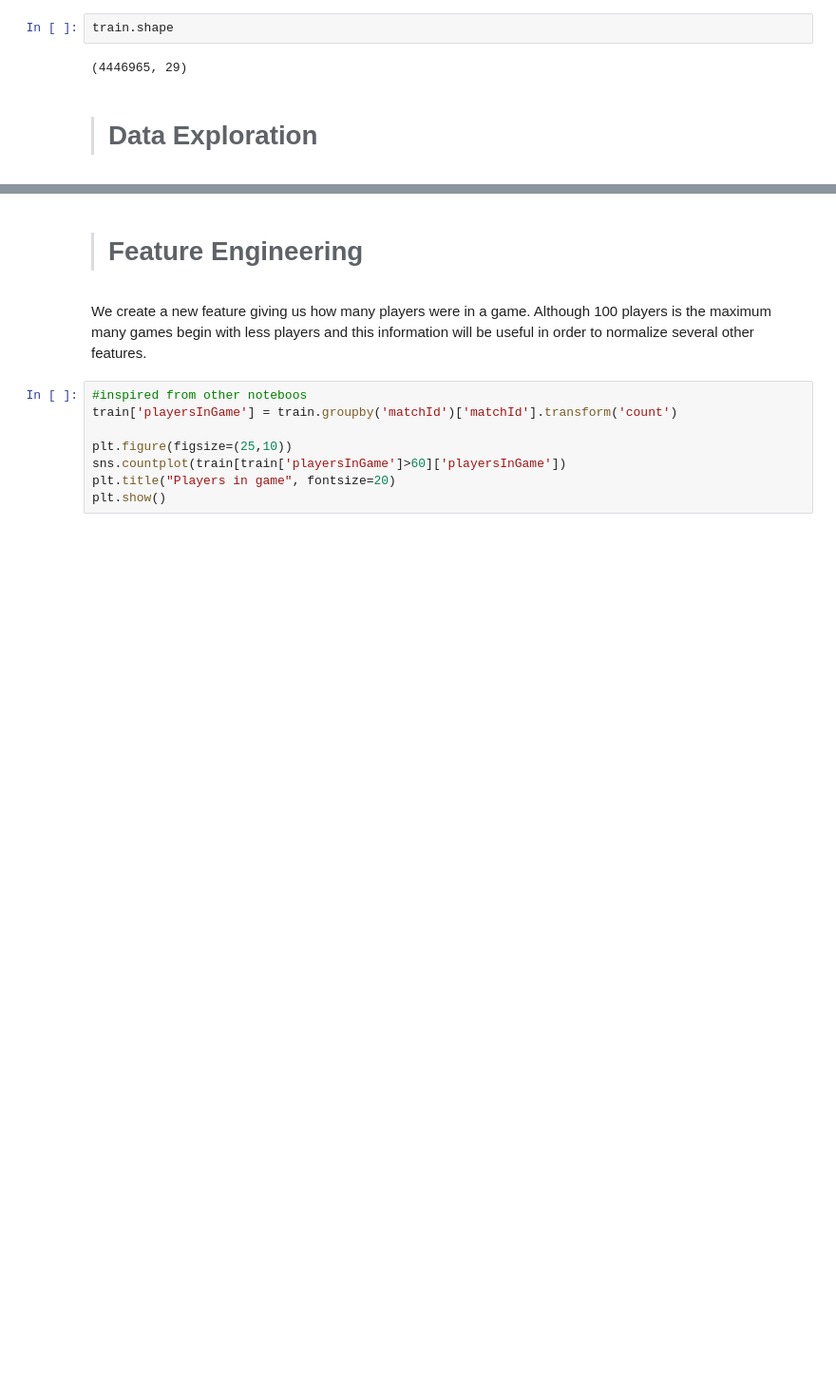
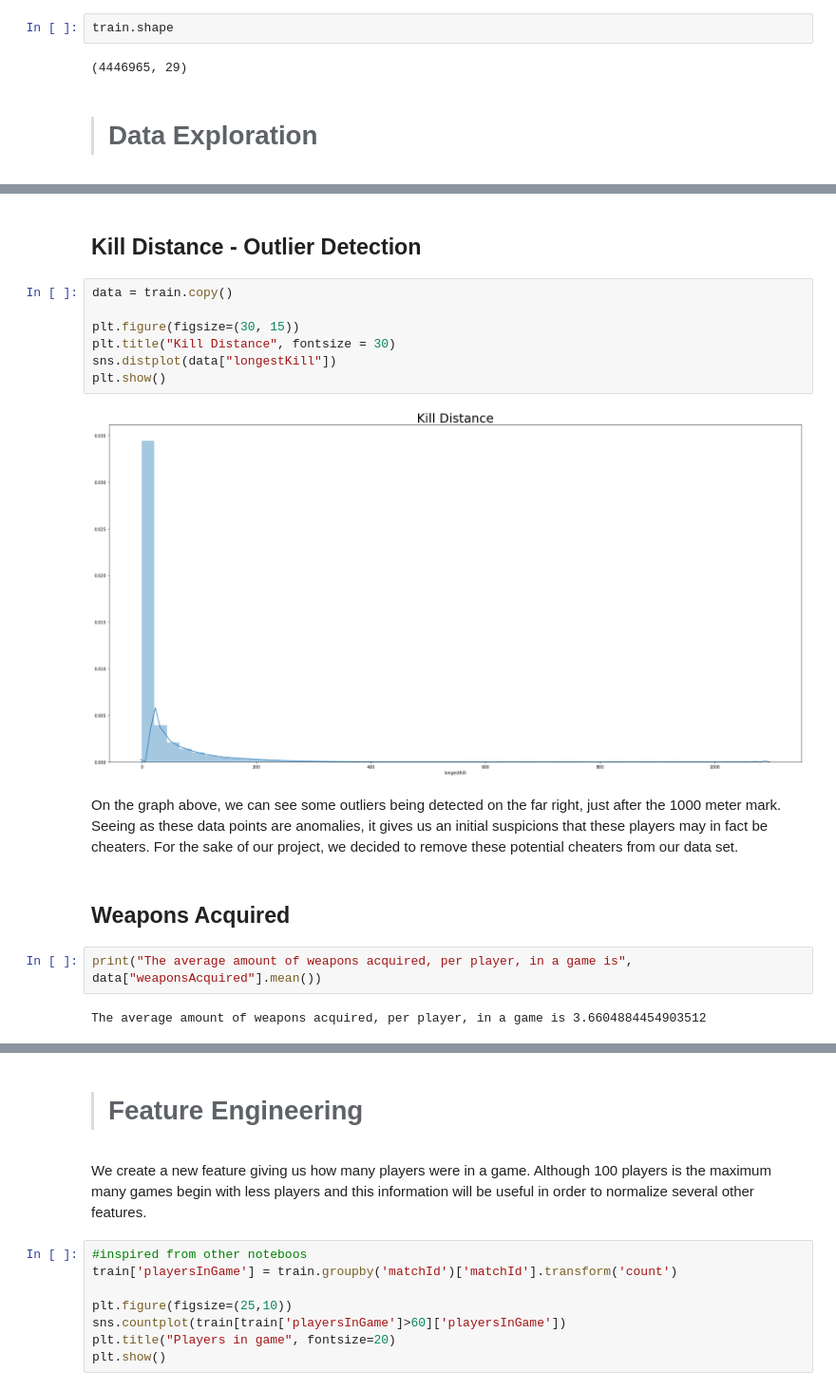
Before and after one commit to flsing/CSI4106, a Jupyter notebook: Project/pubg.ipynb, the cells around one changed output, grey strips where cells are left out. Shown at 95% size. Drawn from its saved outputs; the diff is of its cells as text; blank space fills up the shorter version.

Commit message:
finished project

```diff
--- a/Project/pubg.ipynb
+++ b/Project/pubg.ipynb
@@ -133,0 +176,19 @@ Patricks stuff here: detailing what hes doing, the work, and explaining results
+# %% [markdown]
+## Kill Distance - Outlier Detection
+# %%
+data = train.copy()
+
+plt.figure(figsize=(30, 15))
+plt.title("Kill Distance", fontsize = 30)
+sns.distplot(data["longestKill"])
+plt.show()
+# %% [output]
+[figure, added]
+# %% [markdown]
+On the graph above, we can see some outliers being detected on the far right, just after the 1000 meter mark. Seeing as these data points are anomalies, it gives us an initial suspicions that these players may in fact be cheaters. For the sake of our project, we decided to remove these potential cheaters from our data set.
+# %% [markdown]
+## Weapons Acquired
+# %%
+print("The average amount of weapons acquired, per player, in a game is", data["weaponsAcquired"].mean())
+# %% [output]
+The average amount of weapons acquired, per player, in a game is 3.6604884454903512
```
Also changed, not shown: parts of 30 cells of this notebook, 2 other files.
